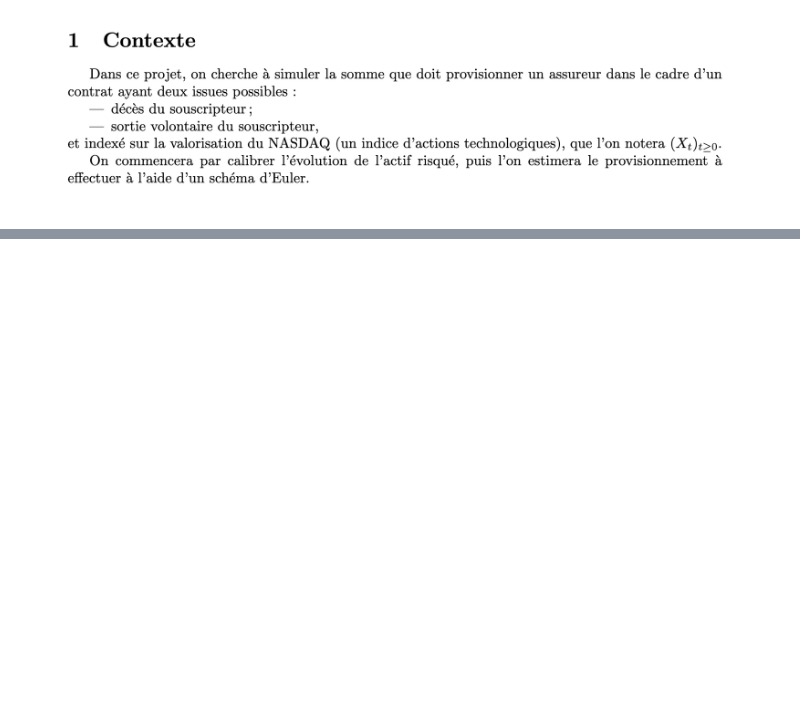
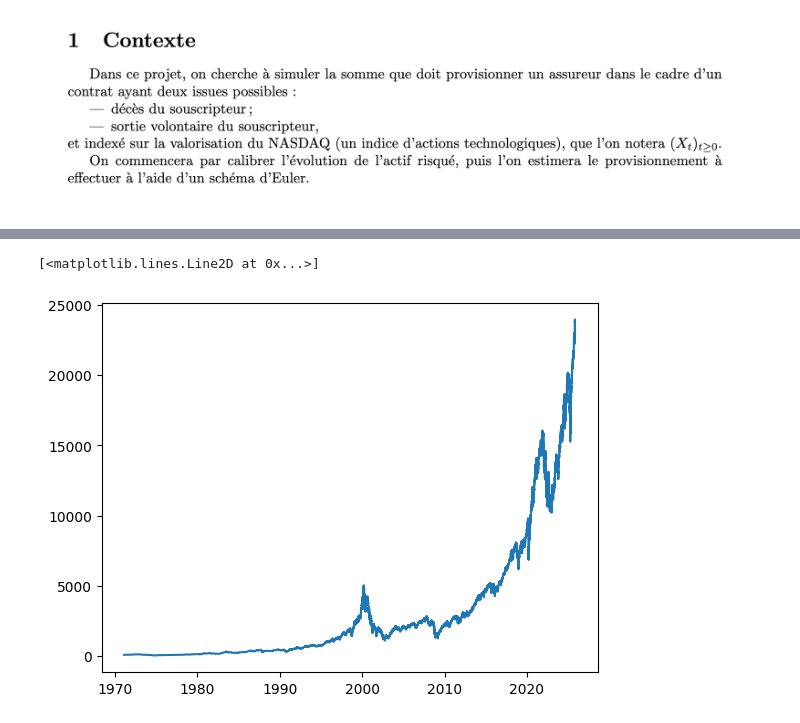
Before and after one commit to khanhtrinh2003/ISFA-Project, a Jupyter notebook: isfa_numerical_technique/hard3/isfa_tn6.ipynb, the cells around one changed output, grey strips where cells are left out. Saved outputs shown, nothing was run; the diff lists cells and outputs as text; code cells hidden in the pictures; blank space fills up the shorter version.

```diff
--- a/isfa_numerical_technique/hard3/isfa_tn6.ipynb
+++ b/isfa_numerical_technique/hard3/isfa_tn6.ipynb
@@ -54,0 +58,5 @@ df_ixic.to_csv("../data/sujet6/ixic.csv")
+# %%
+plt.plot(df_ixic["close"])
+# %% [output]
+[<matplotlib.lines.Line2D at 0x...>]
+[figure, added]
```
Also changed, not shown: parts of 35 cells of this notebook, 7 other files.
